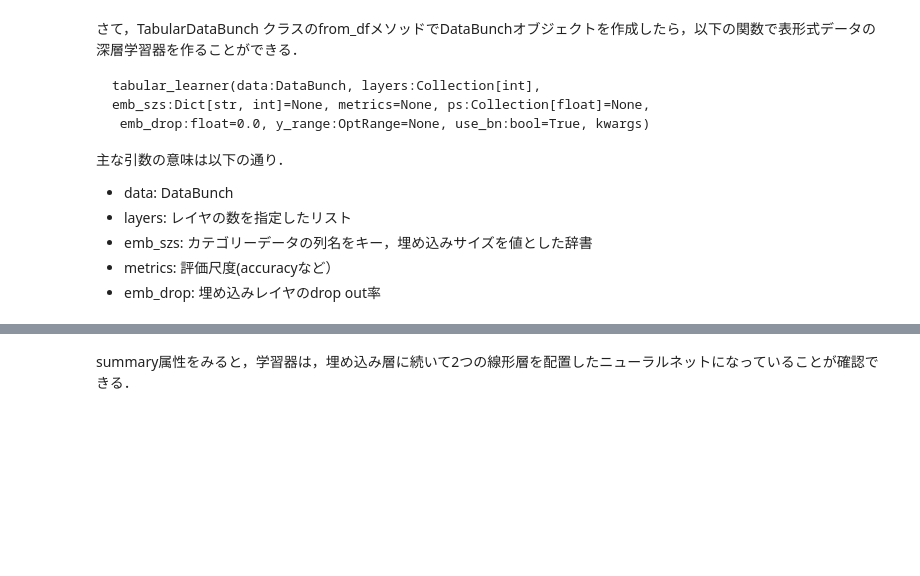
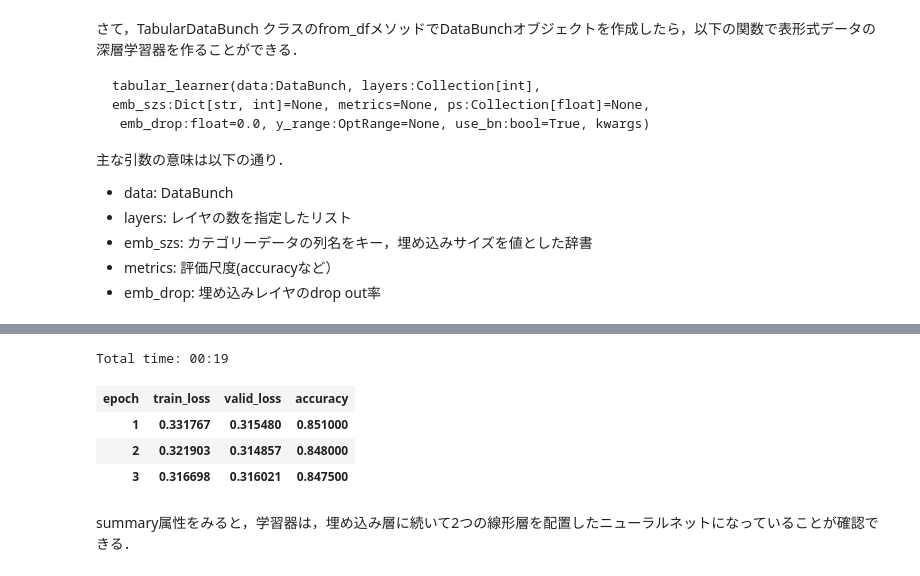
Before and after one commit to mickeykubo/fastai-v1, a Jupyter notebook: fastai_training_ver1.ipynb, the cells around one changed output, grey strips where cells are left out. Cells and saved outputs as stored; diff of their text form; code cells hidden in the pictures; blank space fills up the shorter version.

```diff
--- a/fastai_training_ver1.ipynb
+++ b/fastai_training_ver1.ipynb
@@ -568,3 +612,11 @@ Total time: 00:08
+# %%
+learn.fit_one_cycle(3,1e-3)
+# %% [output]
+Total time: 00:19
+| epoch | train_loss | valid_loss | accuracy |
+| 1 | 0.331767 | 0.315480 | 0.851000 |
+| 2 | 0.321903 | 0.314857 | 0.848000 |
+| 3 | 0.316698 | 0.316021 | 0.847500 |
 # %% [markdown]
 summary属性をみると，学習器は，埋め込み層に続いて2つの線形層を配置したニューラルネットになっていることが確認できる．
 # %%
```
Also changed, not shown: parts of 24 cells of this notebook.
